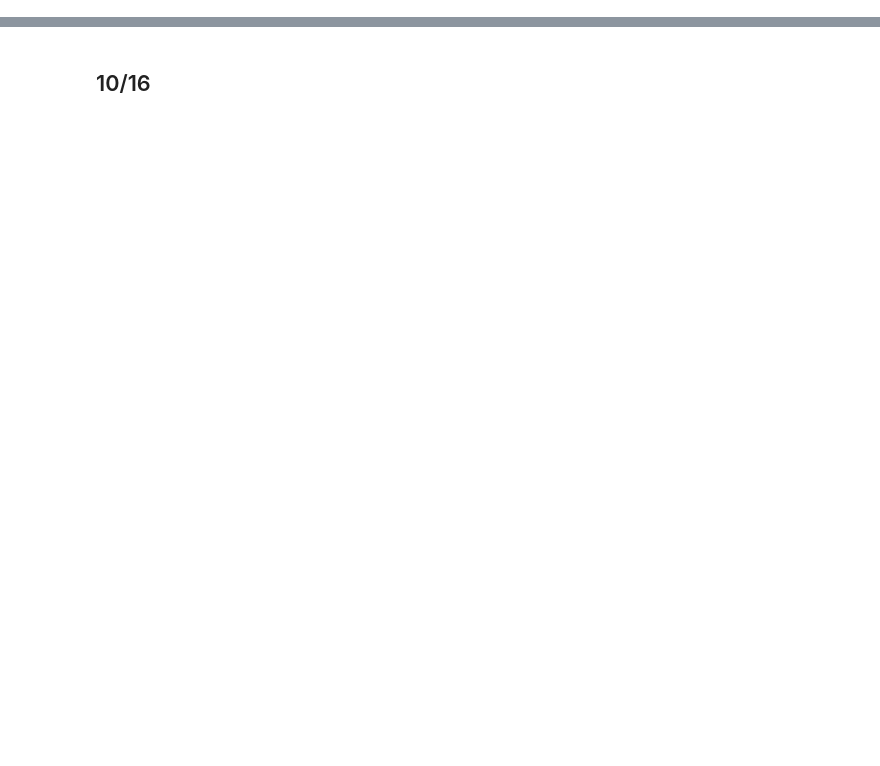
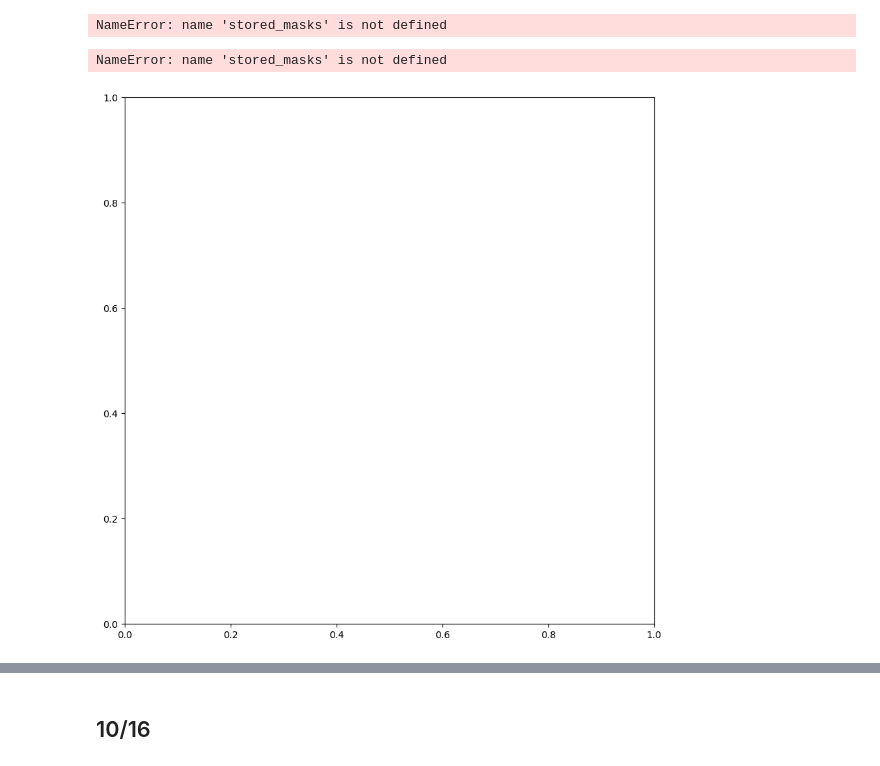
Before and after one commit to ktjshim/pool, a Jupyter notebook: taglm/practice.ipynb, the cells around one changed output, grey strips where cells are left out. Cells and saved outputs as stored; diff of their text form; code cells hidden in the pictures; blank space fills up the shorter version.

```diff
--- a/taglm/practice.ipynb
+++ b/taglm/practice.ipynb
@@ -0,0 +112,8 @@
+# %%
+
+dl = trainer.get_train_dataloader()
+d = next(iter(dl))
+out = ft_model(**d)
+
+stored_masks = ft_model.base_model.model.model._stored_masks
+print(stored_masks.keys())
@@ -0,0 +148,14 @@
+# %%
+print(stored_masks['combined_mask'][0][0]).detach()
+# %% [output]
+NameError: name 'stored_masks' is not defined
+# %%
+import matplotlib.pyplot as plt
+import numpy as np
+
+# --- Visualization Code ---
+fig, ax = plt.subplots(figsize=(10, 10))
+cax = ax.imshow(stored_masks['combined_mask'][0][0], cmap='binary', interpolation='none')
+# %% [output]
+NameError: name 'stored_masks' is not defined
+[figure, added]
```
Also changed, not shown: parts of 16 cells of this notebook, 29 other files.
